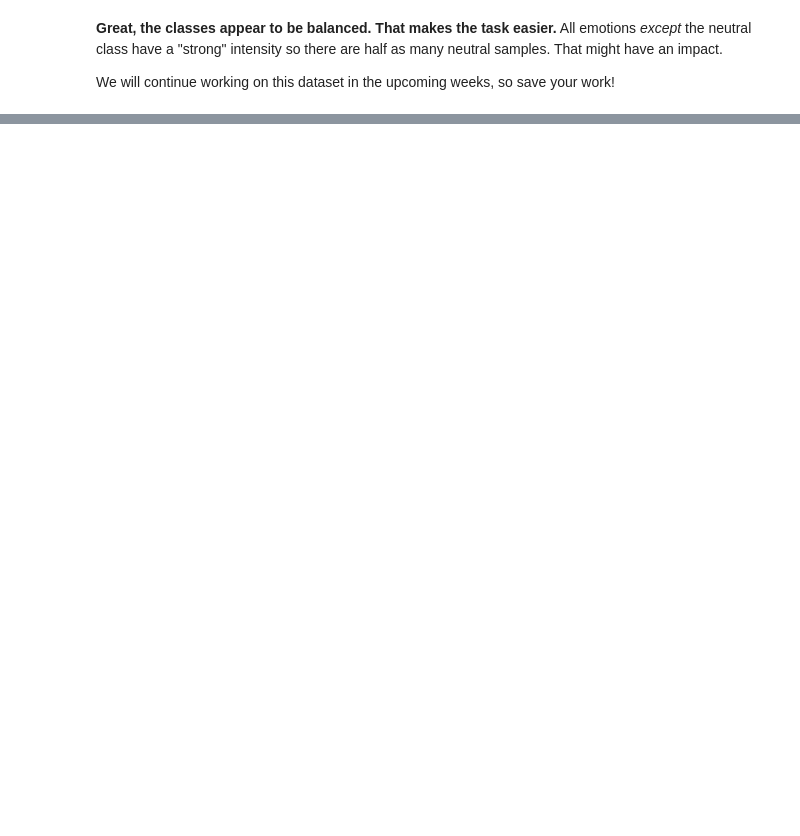
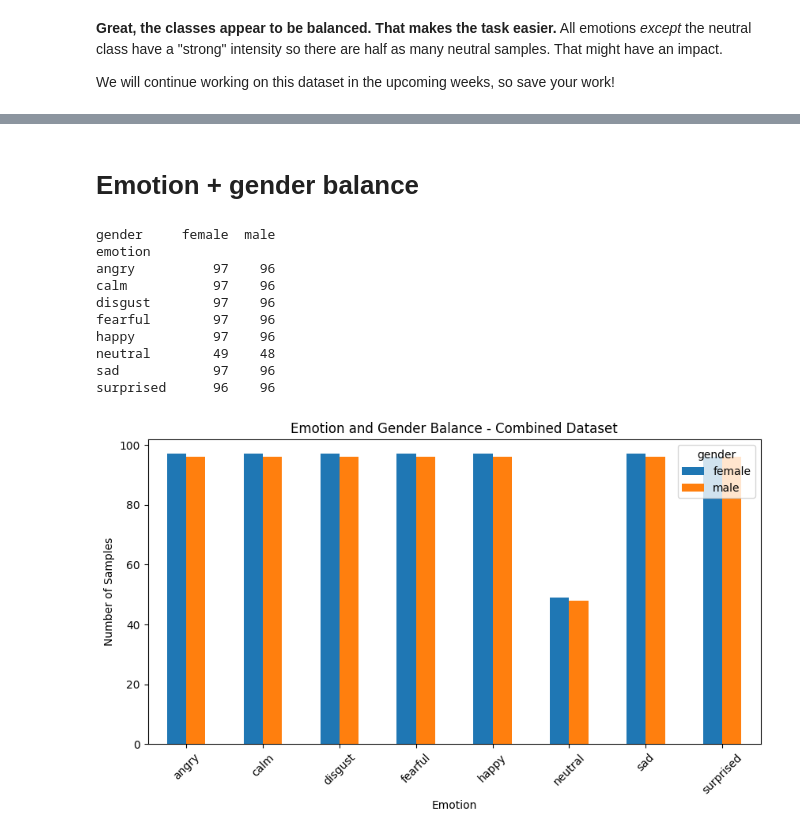
Before and after one commit to mahla-aghapour/Week2-DataPreprocessing, a Jupyter notebook: Week 2.ipynb, the cells around one changed output, grey strips where cells are left out. Drawn from its saved outputs; the diff is of its cells as text; code cells hidden in the pictures; blank space fills up the shorter version.

```diff
--- a/Week 2.ipynb
+++ b/Week 2.ipynb
@@ -595,0 +881,25 @@ We will continue working on this dataset in the upcoming weeks, so save your wor
+# %% [markdown]
+# **Emotion + gender balance**
+# %%
+gender_emotion_counts = combined_df.groupby(["emotion", "gender"]).size().unstack(fill_value=0)
+
+print(gender_emotion_counts)
+
+gender_emotion_counts.plot(kind="bar", figsize=(10, 5))
+plt.title("Emotion and Gender Balance - Combined Dataset")
+plt.xlabel("Emotion")
+plt.ylabel("Number of Samples")
+plt.xticks(rotation=45)
+plt.show()
+# %% [output]
+gender     female  male
+emotion
+angry          97    96
+calm           97    96
+disgust        97    96
+fearful        97    96
+happy          97    96
+neutral        49    48
+sad            97    96
+surprised      96    96
+[figure, added]
```
Also changed, not shown: parts of 41 cells of this notebook.
